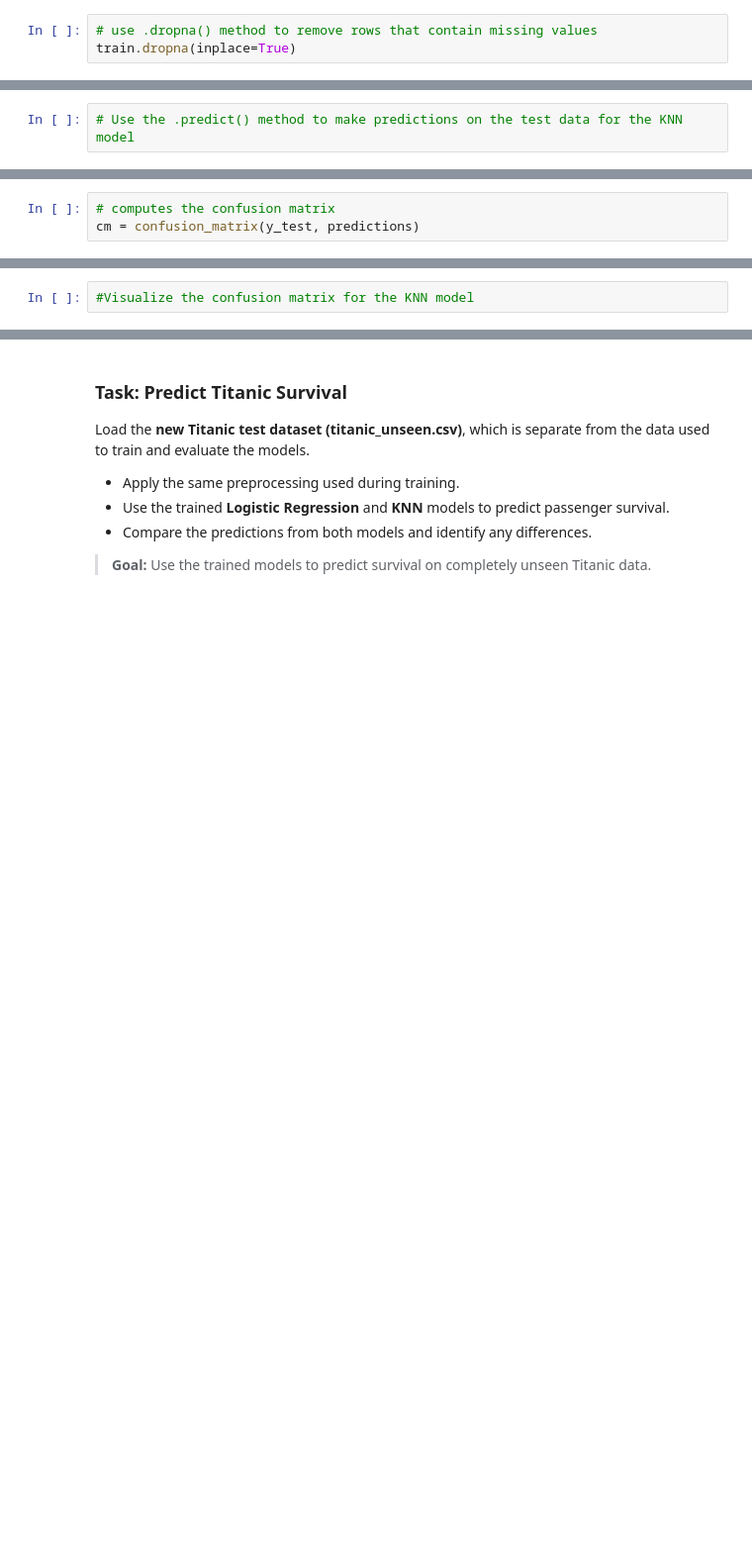
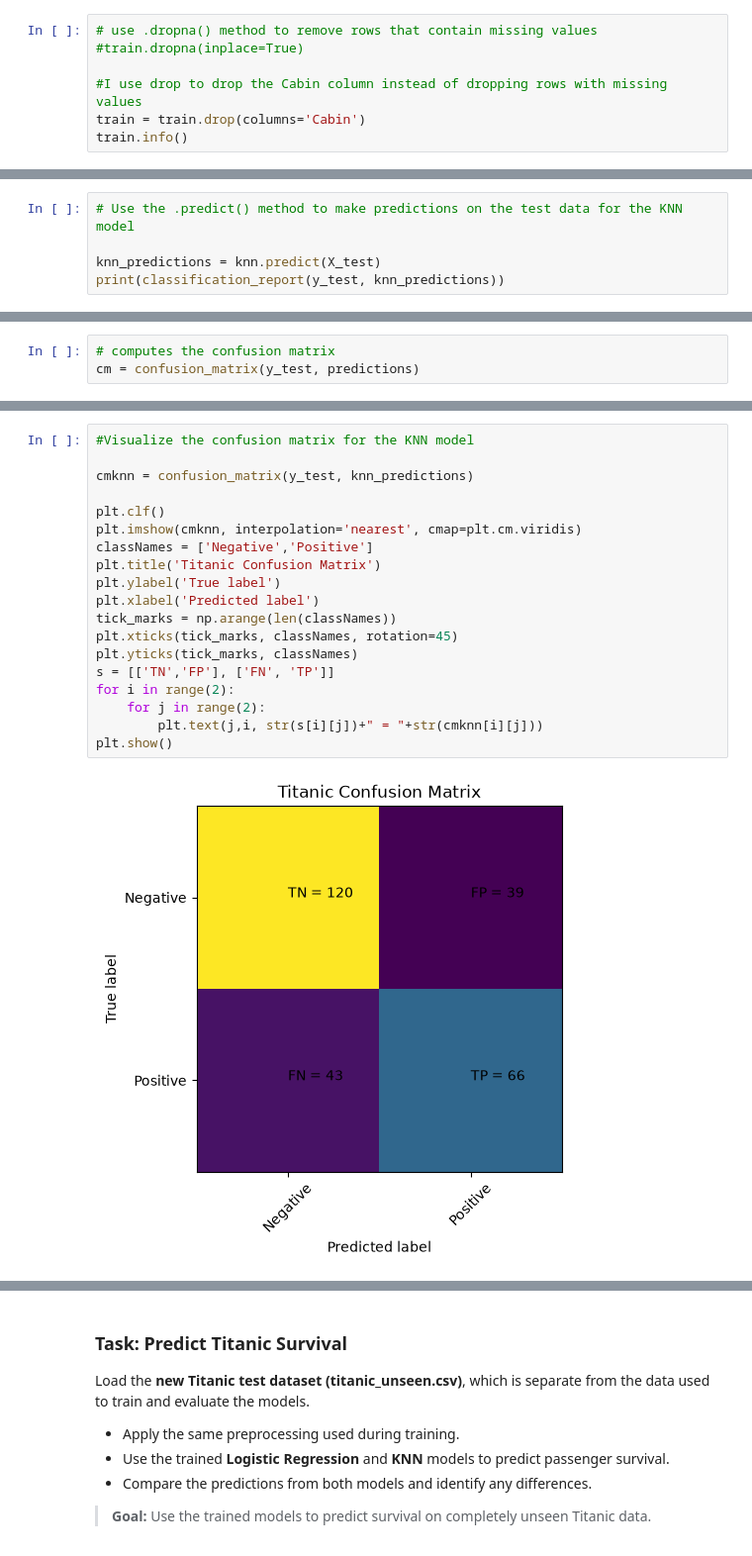
Before and after one commit to SarahWinne/CSCI345_Machine-Learning_Fall2026_sarah_winne, a Jupyter notebook: labs/lab02/Classification_Model1_CSCI_345.ipynb, the cells around one changed output, grey strips where cells are left out. Shown at 99% size. Saved outputs shown, nothing was run; the diff lists cells and outputs as text; blank space fills up the shorter version.

```diff
--- a/labs/lab02/Classification_Model1_CSCI_345.ipynb
+++ b/labs/lab02/Classification_Model1_CSCI_345.ipynb
@@ -218,4 +216,8 @@ sns.heatmap(train.isnull(), yticklabels=False, cbar=False, cmap='viridis')
 **There are barely any cabin entries we should ignore them**
 # %%
 # use .dropna() method to remove rows that contain missing values
-train.dropna(inplace=True)
+#train.dropna(inplace=True)
+
+#I use drop to drop the Cabin column instead of dropping rows with missing values
+train = train.drop(columns='Cabin')
+train.info()
@@ -282,2 +324,5 @@ print(classification_report(y_test, predictions))
 # %%
 # Use the .predict() method to make predictions on the test data for the KNN model
+
+knn_predictions = knn.predict(X_test)
+print(classification_report(y_test, knn_predictions))
@@ -330,5 +386,24 @@ plt.show()
 # %%
 #Visualize the confusion matrix for the KNN model
+
+cmknn = confusion_matrix(y_test, knn_predictions)
+
+plt.clf()
+plt.imshow(cmknn, interpolation='nearest', cmap=plt.cm.viridis)
+classNames = ['Negative','Positive']
+plt.title('Titanic Confusion Matrix')
+plt.ylabel('True label')
+plt.xlabel('Predicted label')
+tick_marks = np.arange(len(classNames))
+plt.xticks(tick_marks, classNames, rotation=45)
+plt.yticks(tick_marks, classNames)
+s = [['TN','FP'], ['FN', 'TP']]
+for i in range(2):
+    for j in range(2):
+        plt.text(j,i, str(s[i][j])+" = "+str(cmknn[i][j]))
+plt.show()
+# %% [output]
+[figure, added]
 # %% [markdown]
 ### Step 11. Analysis
 
```
Also changed, not shown: parts of 13 cells of this notebook.
